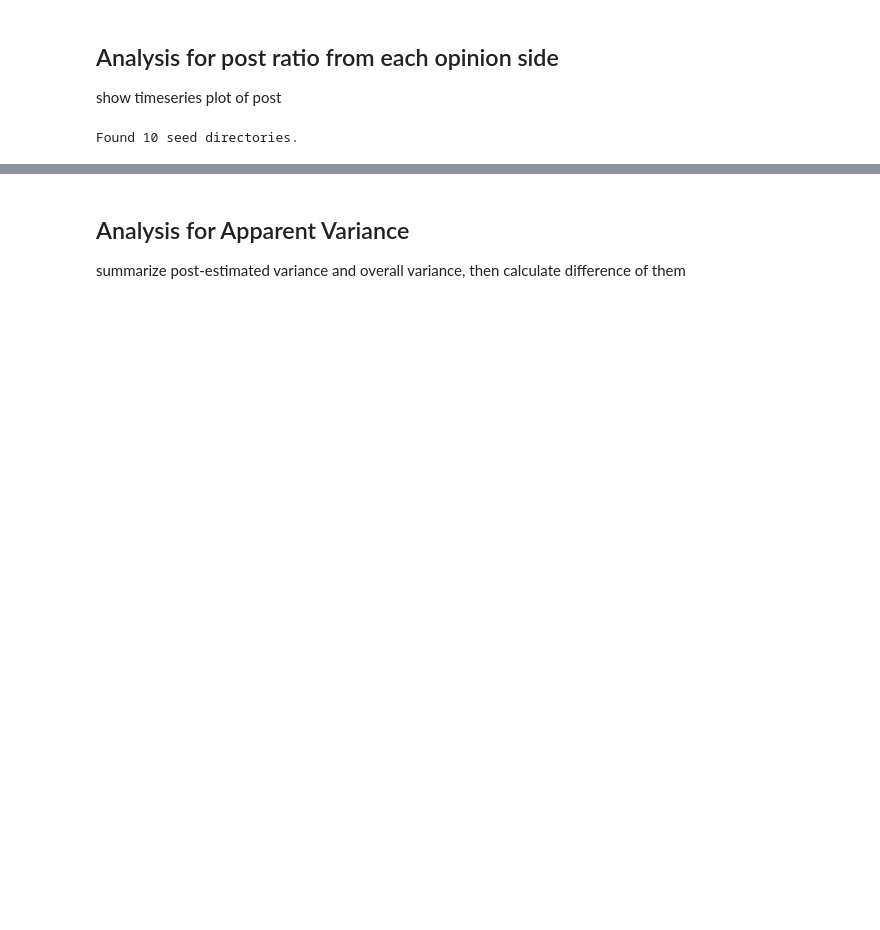
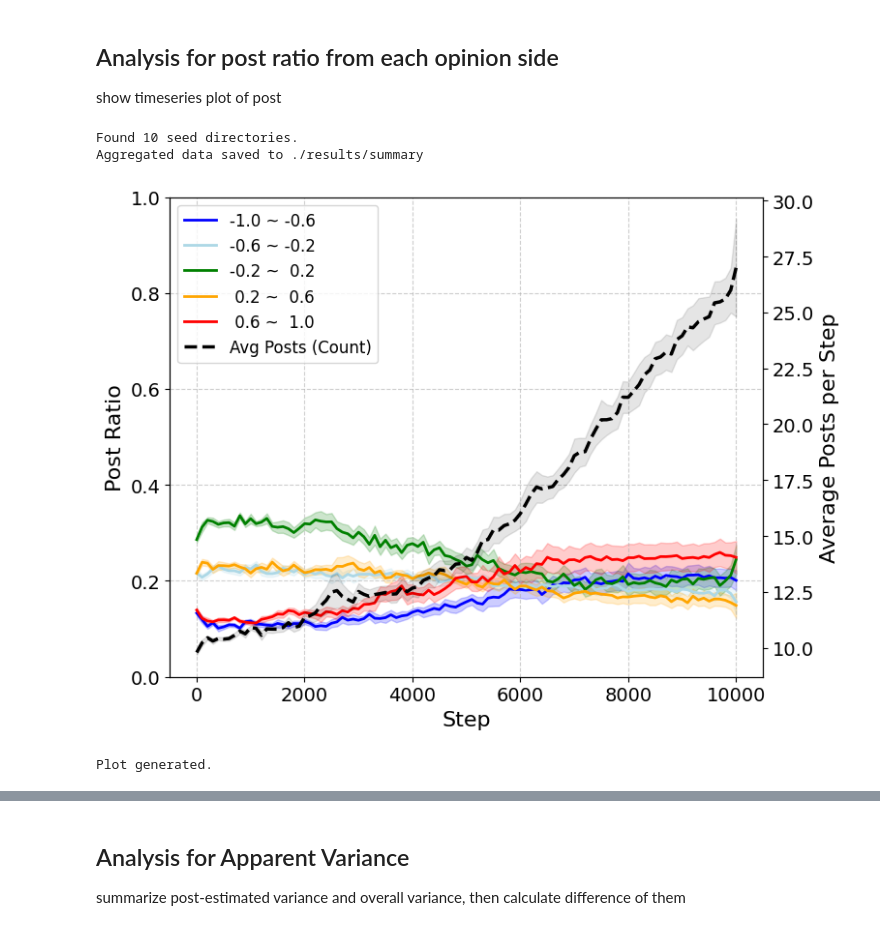
Before and after one commit to tooooomoya/moderates-foster-polarization, a Jupyter notebook: result-summary.ipynb, the cells around one changed output, grey strips where cells are left out. Saved outputs shown, nothing was run; the diff lists cells and outputs as text; code cells hidden in the pictures; blank space fills up the shorter version.

Commit message:
feat: code to make variance_summary.csv

```diff
--- a/result-summary.ipynb
+++ b/result-summary.ipynb
@@ -236,34 +236,37 @@ else:
         # 投稿数は黒の点線で強調
         ax2.plot(steps, posts_mean, label="Avg Posts (Count)", color="black", linestyle="--", linewidth=2.5)
 
         # 投稿数のSE帯
         ax2.fill_between(steps,
                          posts_mean - posts_se,
                          posts_mean + posts_se,
                          color="black", alpha=0.1)
 
         ax2.set_ylabel("Average Posts per Step", fontsize=16)
 
         # 凡例の結合 (左軸と右軸をまとめる)
         lines1, labels1 = ax1.get_legend_handles_labels()
         lines2, labels2 = ax2.get_legend_handles_labels()
         # 凡例を図の左上に表示
-        ax1.legend(lines1 + lines2, labels1 + labels2, bbox_to_anchor=(1.05, 1))
+        ax1.legend(lines1 + lines2, labels1 + labels2, bbox_to_anchor=(0, 1), loc='upper left')
     else:
         ax1.legend()
 
     #plt.title(f"Post Analysis (Window={WINDOW_SIZE if 'WINDOW_SIZE' in locals() else 'N/A'}, Seeds={len(all_dfs)})")
 
     # レイアウト調整（凡例が切れないように）
     plt.tight_layout()
 
     # 画像保存
     plt.savefig(os.path.join(OUTPUT_DIR, "post_analysis_plot.png"))
     plt.show()
 
     print("Plot generated.")
 # %% [output]
 Found 10 seed directories.
+Aggregated data saved to ./results/summary
+[figure, added]
+Plot generated.
 # %%
 full_df.head()
 # %% [output]
```
Also changed, not shown: parts of 3 cells of this notebook, 2 other files.
